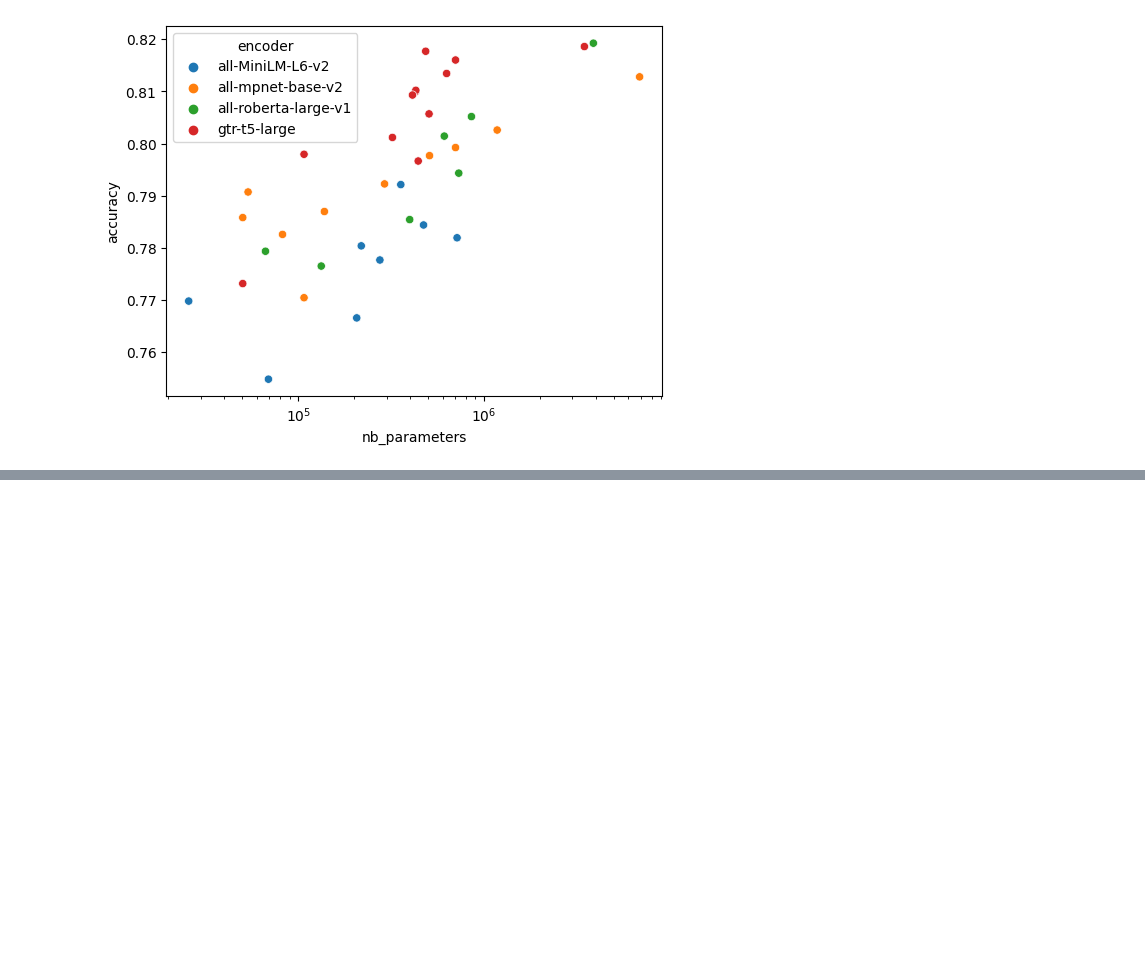
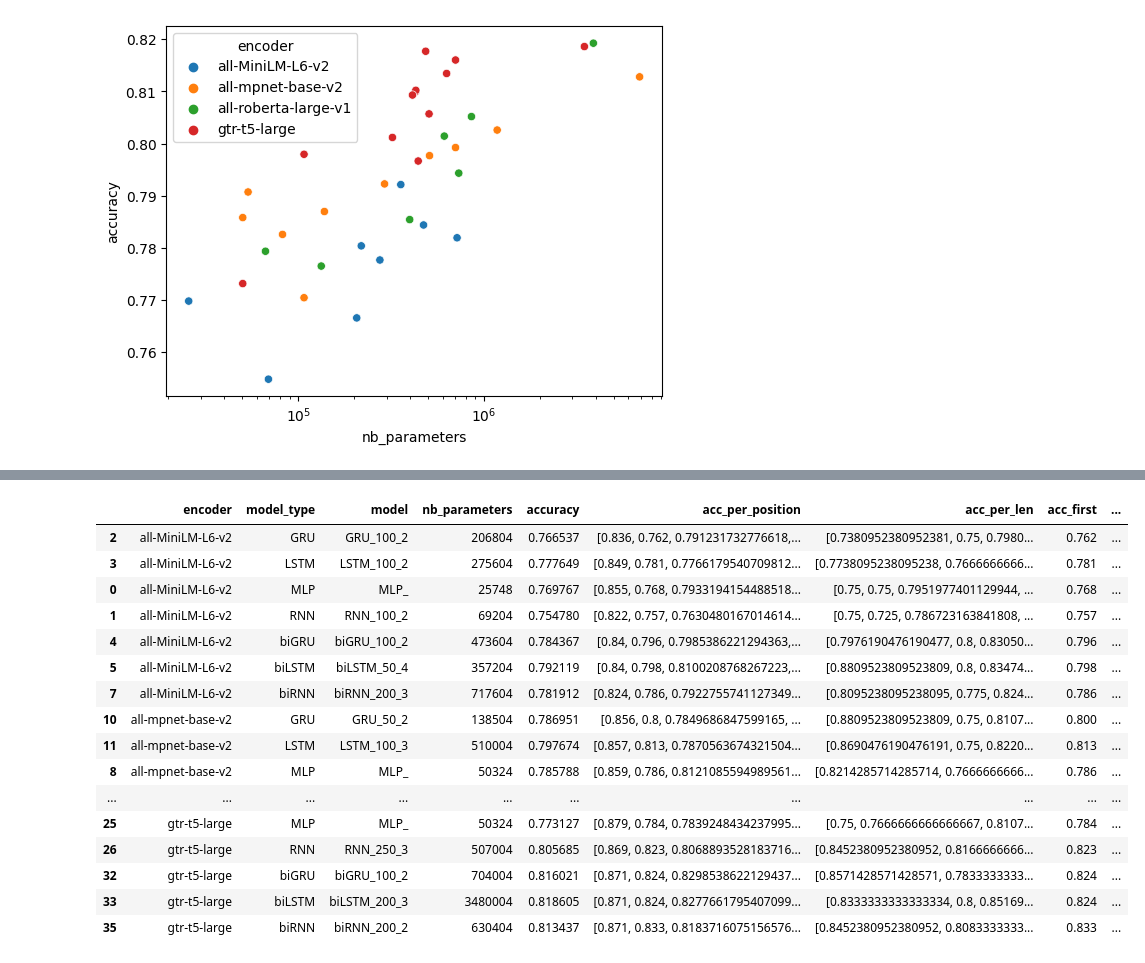
Before and after one commit to coni26/Intents_classification, a Jupyter notebook: result_analysis.ipynb, the cells around one changed output, grey strips where cells are left out. Cells and saved outputs as stored; diff of their text form; code cells hidden in the pictures; blank space fills up the shorter version.

```diff
--- a/result_analysis.ipynb
+++ b/result_analysis.ipynb
@@ -171,0 +183,20 @@ plt.xscale('log')
+# %%
+df_res_nodup.sort_values(['encoder', 'model_type'])
+# %% [output]
+|  | encoder | model_type | model | nb_parameters | accuracy | acc_per_position | acc_per_len | acc_first | ... |
+| 2 | all-MiniLM-L6-v2 | GRU | GRU_100_2 | 206804 | 0.766537 | [0.836, 0.762, 0.791231732776618,... | [0.7380952380952381, 0.75, 0.7980... | 0.762 | ... |
+| 3 | all-MiniLM-L6-v2 | LSTM | LSTM_100_2 | 275604 | 0.777649 | [0.849, 0.781, 0.7766179540709812... | [0.7738095238095238, 0.7666666666... | 0.781 | ... |
+| 0 | all-MiniLM-L6-v2 | MLP | MLP_ | 25748 | 0.769767 | [0.855, 0.768, 0.7933194154488518... | [0.75, 0.75, 0.7951977401129944, ... | 0.768 | ... |
+| 1 | all-MiniLM-L6-v2 | RNN | RNN_100_2 | 69204 | 0.754780 | [0.822, 0.757, 0.7630480167014614... | [0.75, 0.725, 0.786723163841808, ... | 0.757 | ... |
+| 4 | all-MiniLM-L6-v2 | biGRU | biGRU_100_2 | 473604 | 0.784367 | [0.84, 0.796, 0.7985386221294363,... | [0.7976190476190477, 0.8, 0.83050... | 0.796 | ... |
+| 5 | all-MiniLM-L6-v2 | biLSTM | biLSTM_50_4 | 357204 | 0.792119 | [0.84, 0.798, 0.8100208768267223,... | [0.8809523809523809, 0.8, 0.83474... | 0.798 | ... |
+| 7 | all-MiniLM-L6-v2 | biRNN | biRNN_200_3 | 717604 | 0.781912 | [0.824, 0.786, 0.7922755741127349... | [0.8095238095238095, 0.775, 0.824... | 0.786 | ... |
+| 10 | all-mpnet-base-v2 | GRU | GRU_50_2 | 138504 | 0.786951 | [0.856, 0.8, 0.7849686847599165, ... | [0.8809523809523809, 0.75, 0.8107... | 0.800 | ... |
+| 11 | all-mpnet-base-v2 | LSTM | LSTM_100_3 | 510004 | 0.797674 | [0.857, 0.813, 0.7870563674321504... | [0.8690476190476191, 0.75, 0.8220... | 0.813 | ... |
+| 8 | all-mpnet-base-v2 | MLP | MLP_ | 50324 | 0.785788 | [0.859, 0.786, 0.8121085594989561... | [0.8214285714285714, 0.7666666666... | 0.786 | ... |
+| ... | ... | ... | ... | ... | ... | ... | ... | ... | ... |
+| 25 | gtr-t5-large | MLP | MLP_ | 50324 | 0.773127 | [0.879, 0.784, 0.7839248434237995... | [0.75, 0.7666666666666667, 0.8107... | 0.784 | ... |
+| 26 | gtr-t5-large | RNN | RNN_250_3 | 507004 | 0.805685 | [0.869, 0.823, 0.8068893528183716... | [0.8452380952380952, 0.8166666666... | 0.823 | ... |
+| 32 | gtr-t5-large | biGRU | biGRU_100_2 | 704004 | 0.816021 | [0.871, 0.824, 0.8298538622129437... | [0.8571428571428571, 0.7833333333... | 0.824 | ... |
+| 33 | gtr-t5-large | biLSTM | biLSTM_200_3 | 3480004 | 0.818605 | [0.871, 0.824, 0.8277661795407099... | [0.8333333333333334, 0.8, 0.85169... | 0.824 | ... |
+| 35 | gtr-t5-large | biRNN | biRNN_200_2 | 630404 | 0.813437 | [0.871, 0.833, 0.8183716075156576... | [0.8452380952380952, 0.8083333333... | 0.833 | ... |
```
Also changed, not shown: parts of 4 cells of this notebook.
